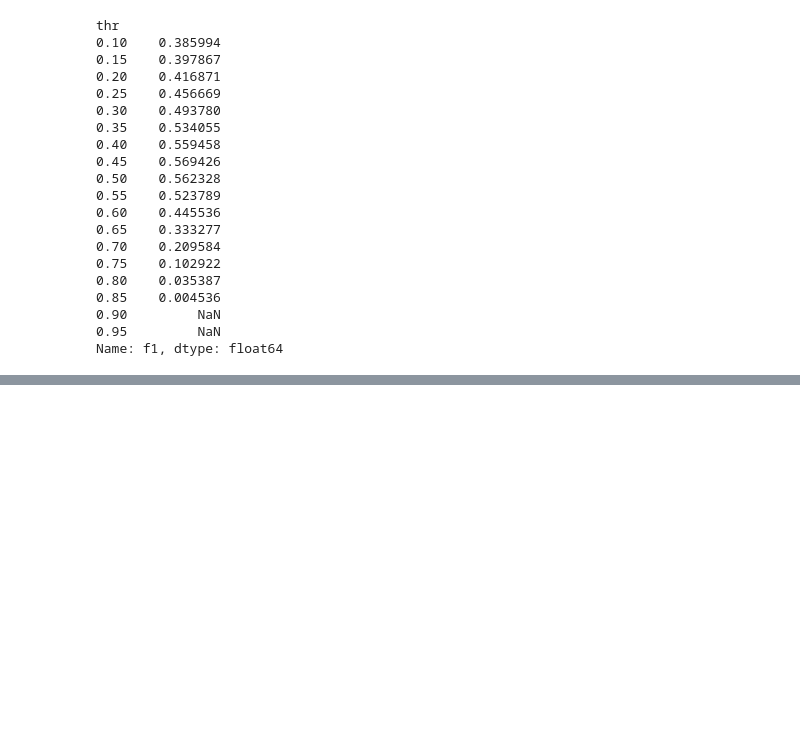
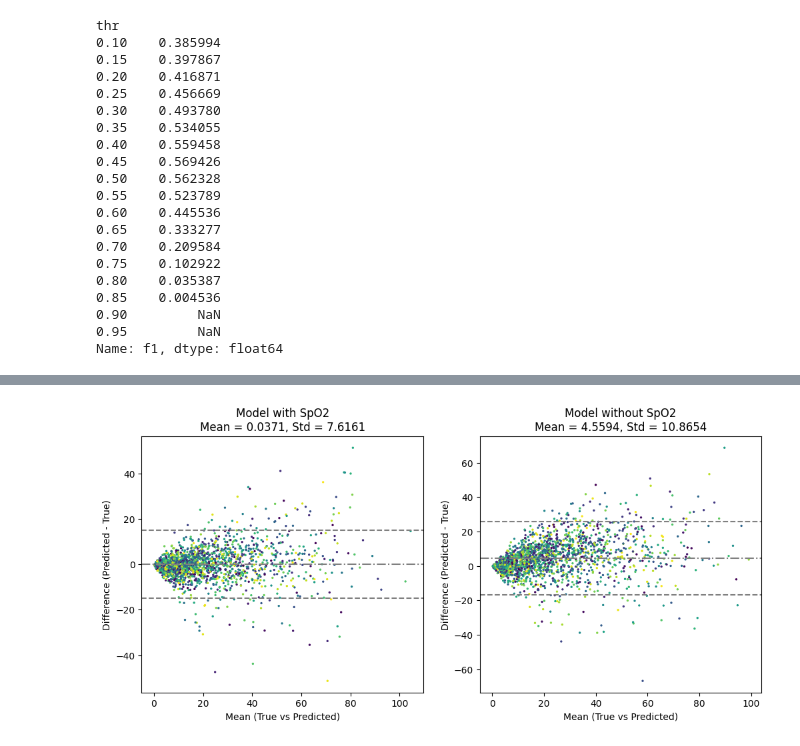
Before and after one commit to JulianBvW/Wearable-Sleep-Event-Detection, a Jupyter notebook: Notebooks/62_plot_generation.ipynb, the cells around one changed output, grey strips where cells are left out. Cells and saved outputs as stored; diff of their text form; code cells hidden in the pictures; blank space fills up the shorter version.

```diff
--- a/Notebooks/62_plot_generation.ipynb
+++ b/Notebooks/62_plot_generation.ipynb
@@ -181,0 +306,28 @@ Name: f1, dtype: float64
+# %%
+_, (ax1, ax2) = plt.subplots(1, 2, figsize=(12, 5))
+
+mean = np.mean([ahis_pred_spo2, ahis_true_spo2], axis=0)
+diff = np.array(ahis_pred_spo2) - np.array(ahis_true_spo2)
+diff_mean, diff_std = np.mean(diff), np.std(diff, axis=0)
+ax1.scatter(mean, diff, s=2, c=np.random.rand(len(ahis_true_spo2), 1))
+ax1.axhline(diff_mean,                 color='gray', linestyle='-.')
+ax1.axhline(diff_mean + 1.96*diff_std, color='gray', linestyle='--')
+ax1.axhline(diff_mean - 1.96*diff_std, color='gray', linestyle='--')
+ax1.set_title(f'Model with SpO2\nMean = {diff_mean:.4f}, Std = {diff_std:.4f}')
+ax1.set_xlabel('Mean (True vs Predicted)')
+ax1.set_ylabel('Difference (Predicted - True)')
+
+mean = np.mean([ahis_pred_no_spo2, ahis_true_no_spo2], axis=0)
+diff = np.array(ahis_pred_no_spo2) - np.array(ahis_true_no_spo2)
+diff_mean, diff_std = np.mean(diff), np.std(diff, axis=0)
+ax2.scatter(mean, diff, s=2, c=np.random.rand(len(ahis_true_no_spo2), 1))
+ax2.axhline(diff_mean,                 color='gray', linestyle='-.')
+ax2.axhline(diff_mean + 1.96*diff_std, color='gray', linestyle='--')
+ax2.axhline(diff_mean - 1.96*diff_std, color='gray', linestyle='--')
+ax2.set_title(f'Model without SpO2\nMean = {diff_mean:.4f}, Std = {diff_std:.4f}')
+ax2.set_xlabel('Mean (True vs Predicted)')
+ax2.set_ylabel('Difference (Predicted - True)')
+
+plt.show()
+# %% [output]
+[figure, added]
```
Also changed, not shown: parts of 5 cells of this notebook.
